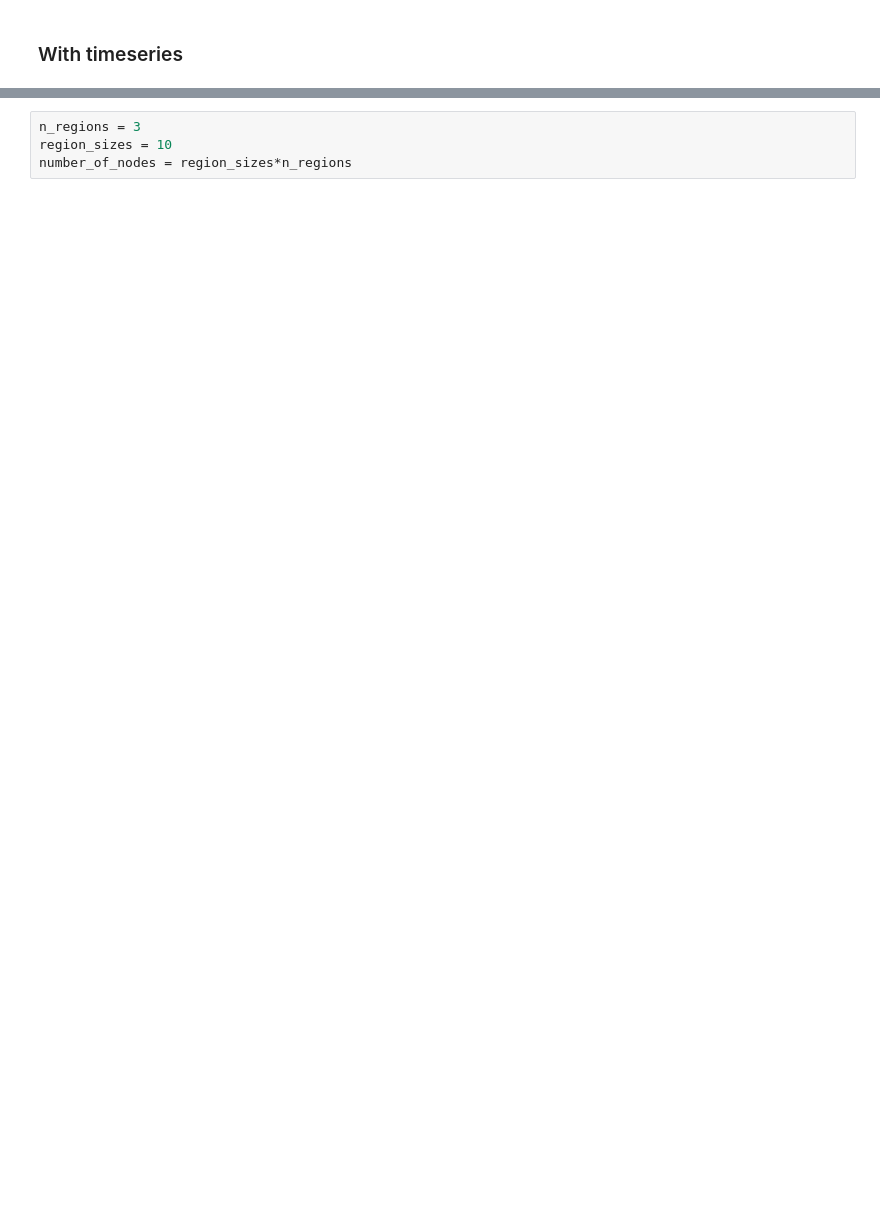
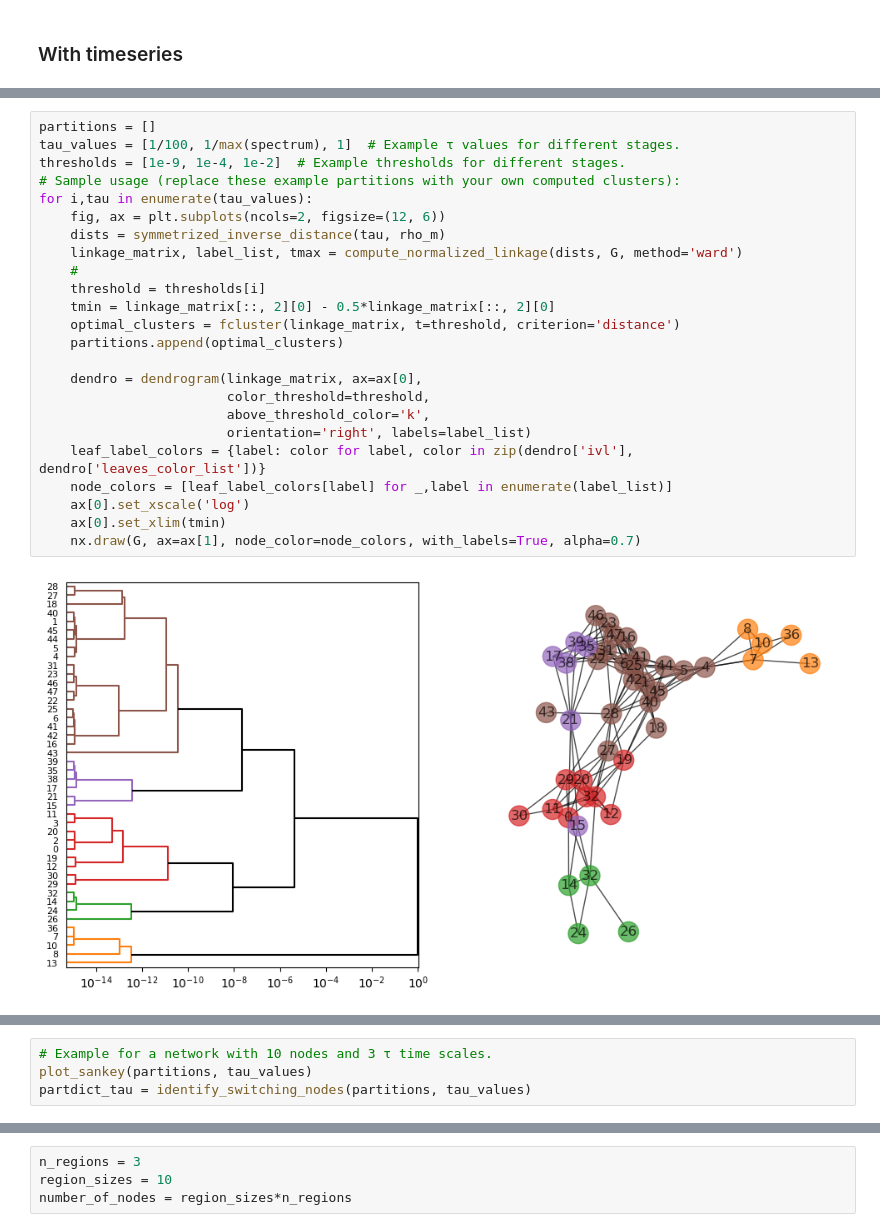
Before and after one commit to giulioiannelli/multifun-brain, a Jupyter notebook: notebooks/01_basic_usage.ipynb, the cells around one changed output, grey strips where cells are left out. Cells and saved outputs as stored; diff of their text form; blank space fills up the shorter version.

```diff
--- a/notebooks/01_basic_usage.ipynb
+++ b/notebooks/01_basic_usage.ipynb
@@ -84,0 +126,26 @@ nx.draw(G, pos=pos, ax=ax[1], node_color=node_colors, alpha=0.7)
+# %%
+partitions = []
+tau_values = [1/100, 1/max(spectrum), 1]  # Example τ values for different stages.
+thresholds = [1e-9, 1e-4, 1e-2]  # Example thresholds for different stages.
+# Sample usage (replace these example partitions with your own computed clusters):
+for i,tau in enumerate(tau_values):
+    fig, ax = plt.subplots(ncols=2, figsize=(12, 6))
+    dists = symmetrized_inverse_distance(tau, rho_m)
+    linkage_matrix, label_list, tmax = compute_normalized_linkage(dists, G, method='ward')
+    #
+    threshold = thresholds[i]
+    tmin = linkage_matrix[::, 2][0] - 0.5*linkage_matrix[::, 2][0]
+    optimal_clusters = fcluster(linkage_matrix, t=threshold, criterion='distance')
+    partitions.append(optimal_clusters)
+
+    dendro = dendrogram(linkage_matrix, ax=ax[0],
+                        color_threshold=threshold,
+                        above_threshold_color='k',
+                        orientation='right', labels=label_list)
+    leaf_label_colors = {label: color for label, color in zip(dendro['ivl'], dendro['leaves_color_list'])}
+    node_colors = [leaf_label_colors[label] for _,label in enumerate(label_list)]
+    ax[0].set_xscale('log')
+    ax[0].set_xlim(tmin)
+    nx.draw(G, ax=ax[1], node_color=node_colors, with_labels=True, alpha=0.7)
+# %% [output]
+[figure, added]
@@ -84,0 +154,4 @@ nx.draw(G, pos=pos, ax=ax[1], node_color=node_colors, alpha=0.7)
+# %%
+# Example for a network with 10 nodes and 3 τ time scales.
+plot_sankey(partitions, tau_values)
+partdict_tau = identify_switching_nodes(partitions, tau_values)
```
Also changed, not shown: parts of 24 cells of this notebook.
